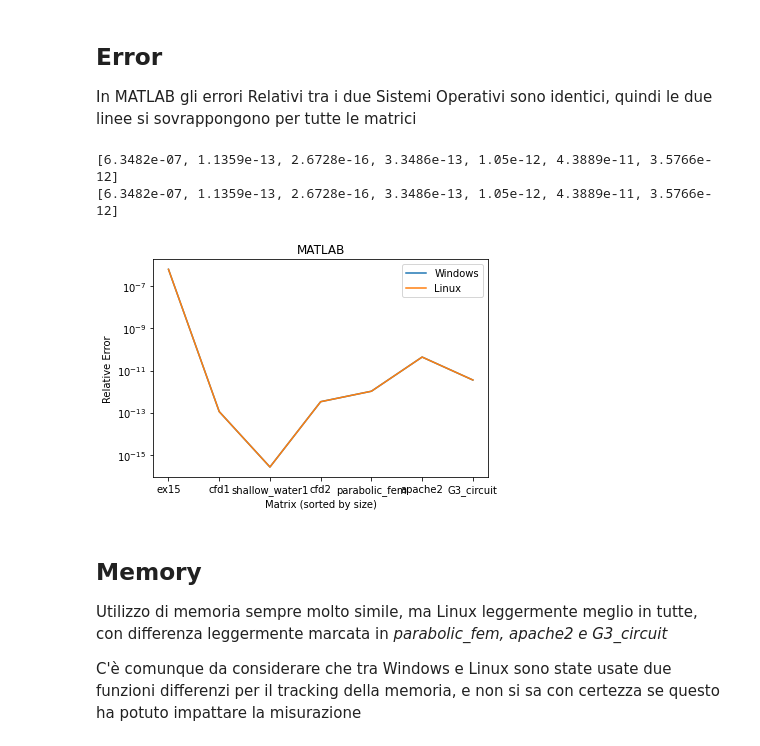
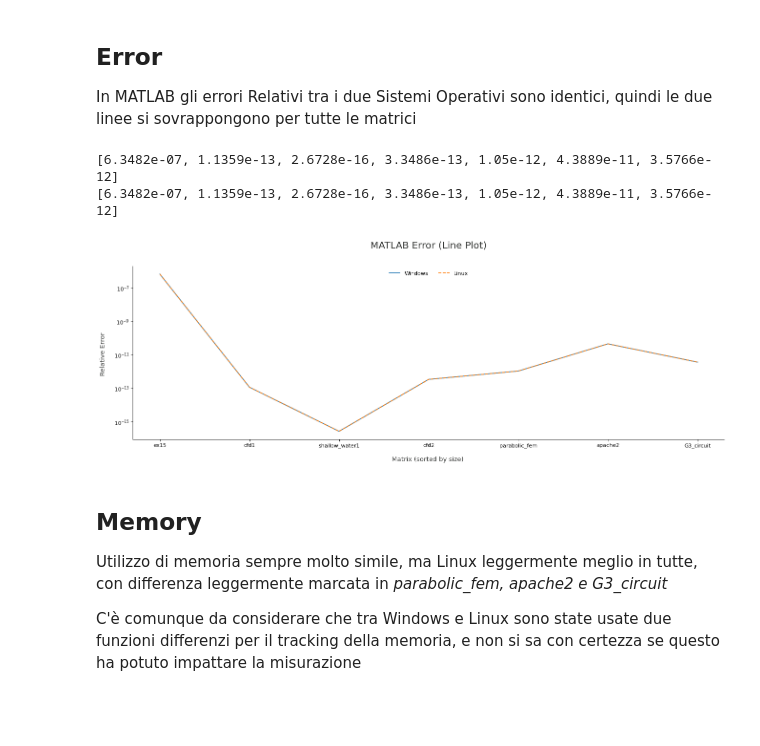
Before and after one commit to simonebenitozzi/cholesky-analysis, a Jupyter notebook: Analysis/model/OSCompare.ipynb, the cells around one changed output. Saved outputs shown, nothing was run; the diff lists cells and outputs as text; code cells hidden in the pictures; blank space fills up the shorter version.

```diff
--- a/Analysis/model/OSCompare.ipynb
+++ b/Analysis/model/OSCompare.ipynb
@@ -44,23 +125,16 @@ In MATLAB gli errori Relativi tra i due Sistemi Operativi sono identici, quindi
 # %%
 mat_win_errors = data_mat_win.Error.tolist()
 mat_lin_errors = data_mat_lin.Error.tolist()
 print(mat_win_errors)
 print(mat_lin_errors)
 
 matrix_names = data_mat_win.Name.tolist()
 
-plt.plot(matrix_names,mat_win_errors, label="Windows")
-plt.plot(matrix_names,mat_lin_errors, label="Linux")
-plt.title('MATLAB Error')
-plt.xlabel('Matrix (sorted by size)')
-plt.ylabel('Relative Error')
-plt.yscale('log')
-plt.legend()
-plt.show()
+plot(matrix_names, mat_win_errors, mat_lin_errors, 'Matrix (sorted by size)', 'Relative Error', 'MATLAB Error', LOG_SCALE=True)
 # %% [output]
 [6.3482e-07, 1.1359e-13, 2.6728e-16, 3.3486e-13, 1.05e-12, 4.3889e-11, 3.5766e-12]
 [6.3482e-07, 1.1359e-13, 2.6728e-16, 3.3486e-13, 1.05e-12, 4.3889e-11, 3.5766e-12]
-[figure, old version]
+[figure, new version]
 # %% [markdown]
 ## Memory
 
```
Also changed, not shown: parts of 9 cells of this notebook, 1 other file.
